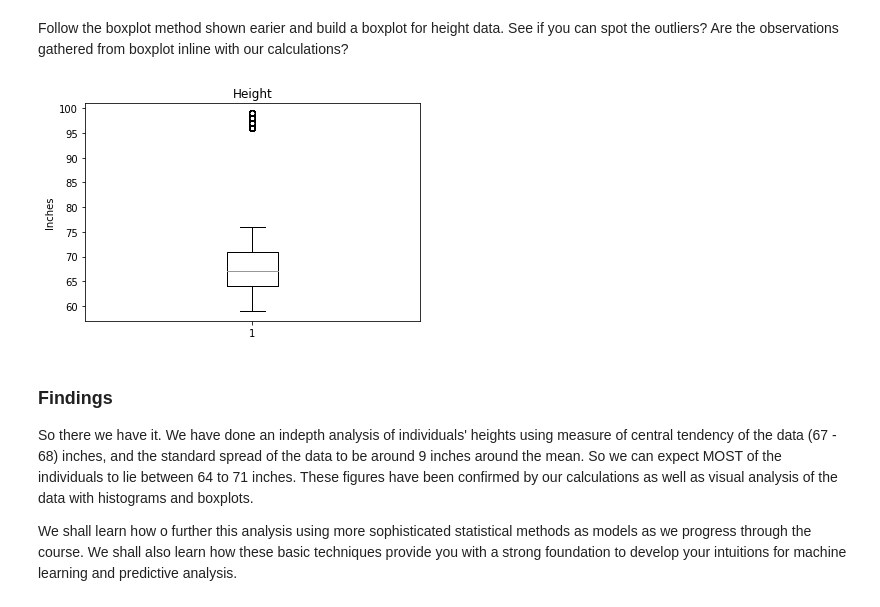
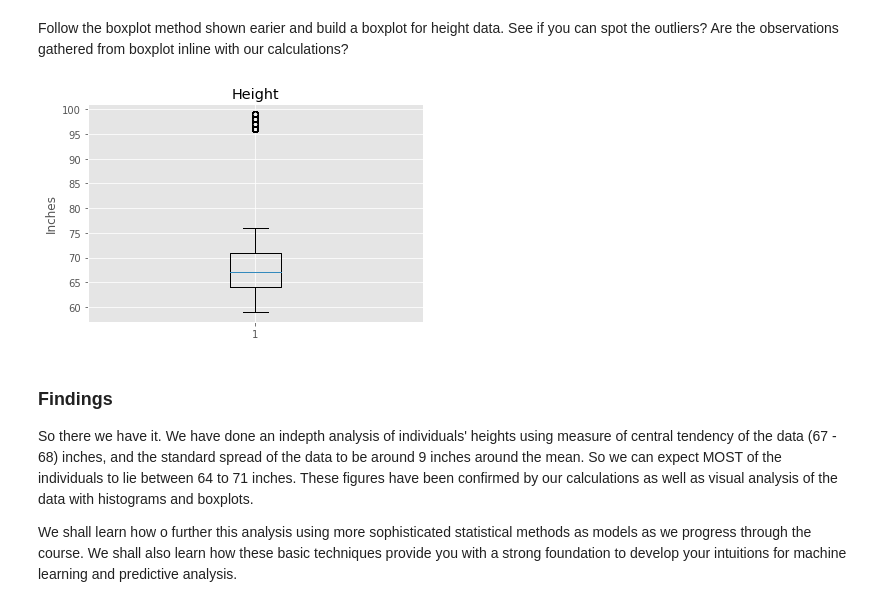
Before and after one commit to learn-co-students/dsc-1-02-17-implementing-statistics-with-functions-lab-online-ds-ft-100118, a Jupyter notebook: index.ipynb, the cells around one changed output. Saved outputs shown, nothing was run; the diff lists cells and outputs as text; code cells hidden in the pictures.

```diff
--- a/index.ipynb
+++ b/index.ipynb
@@ -43,6 +43,7 @@ import matplotlib.pyplot as plt
 %matplotlib inline
 
 plt.hist(height, bins=8)
+plt.style.use('ggplot')
 plt.title("Height")
 plt.xlabel("Inches")
 plt.ylabel("Count")
@@ -303,11 +304,12 @@ Follow the boxplot method shown earier and build a boxplot for height data. See
 # Build a box plot for the height data
 # %%
 plt.boxplot(height)
+plt.style.use('ggplot')
 plt.title("Height")
 plt.ylabel("Inches")
 plt.show()
 # %% [output]
-[figure, old version]
+[figure, new version]
 # %%
 # The boxplot is consistent with our calculations. However, it is clear that the outliers are positively skewing the distribution.
 # Should the outliers be removed, the SD would likely be less, as the data would be more symmetrically distributed over a
```
Also changed, not shown: parts of 2 cells of this notebook.
